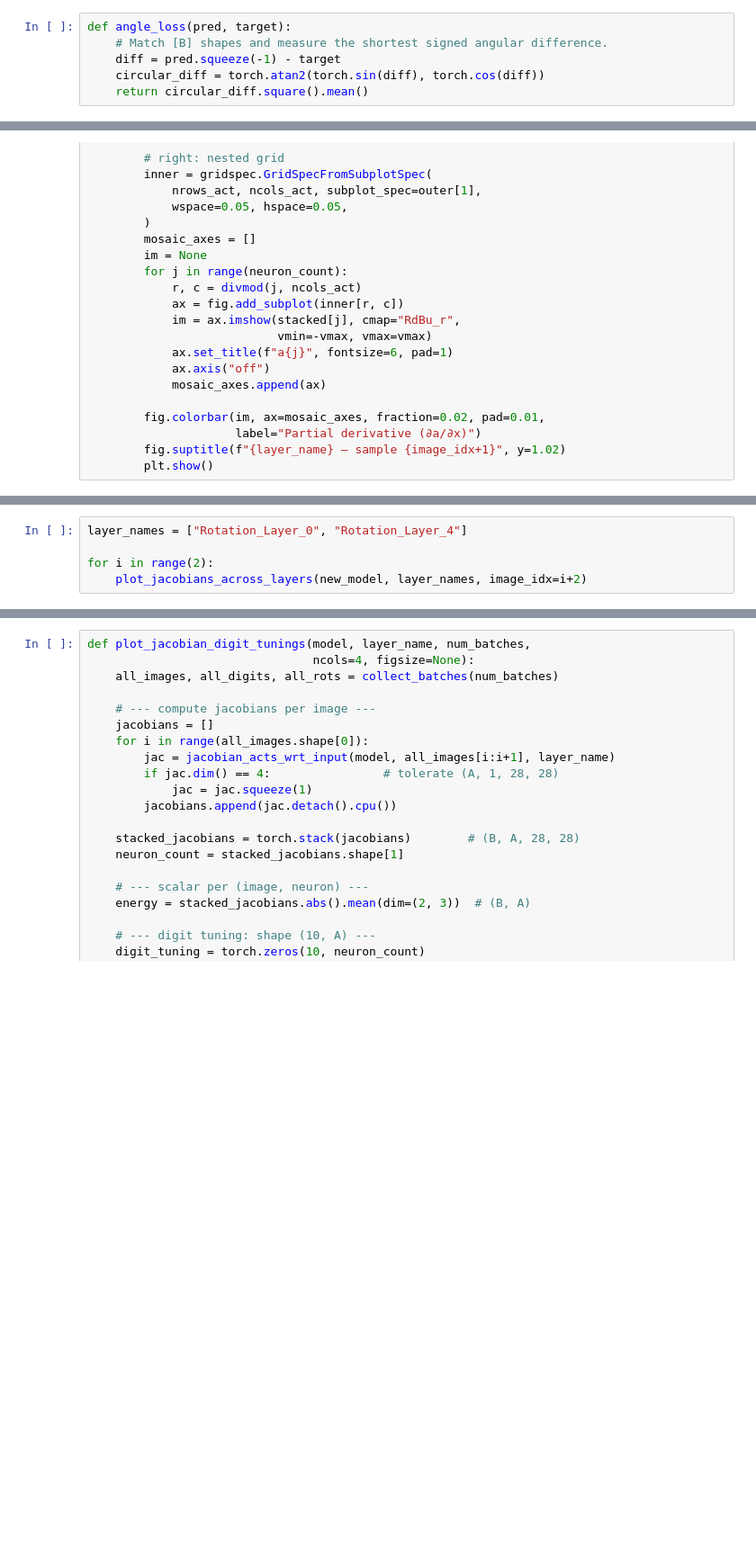
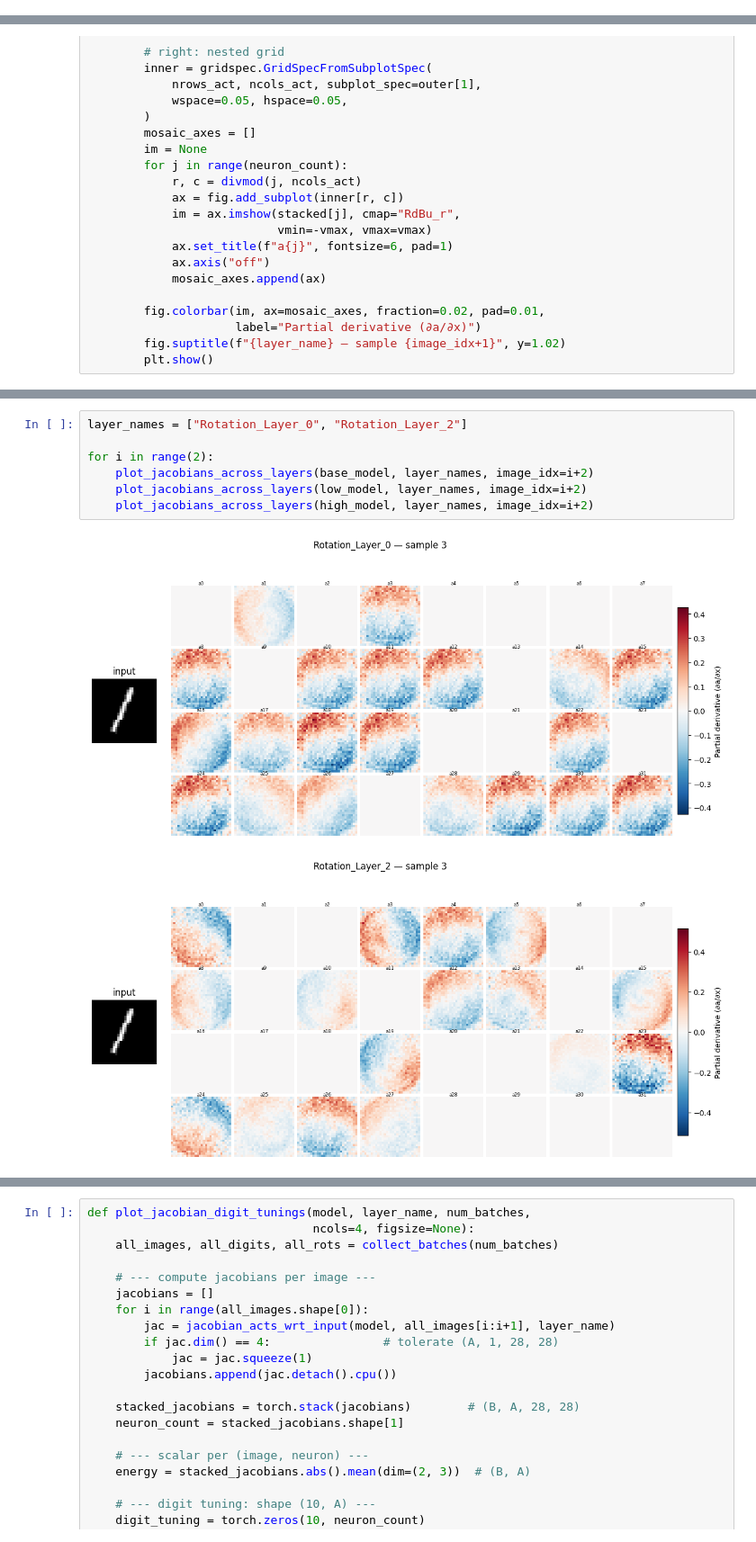
Before and after one commit to tjp095/DSC180A, a Jupyter notebook: rotated-MNIST/rotated-MNIST-test.ipynb, the cells around one changed output, grey strips where cells are left out. Shown at 90% size. Drawn from its saved outputs; the diff is of its cells as text; blank space fills up the shorter version.

```diff
--- a/rotated-MNIST/rotated-MNIST-test.ipynb
+++ b/rotated-MNIST/rotated-MNIST-test.ipynb
@@ -458,12 +450,6 @@ rot_preds_arr = torch.cat(rot_preds).numpy().flatten()
 rot_labels_arr = torch.cat(rot_labels).numpy()
 cm = confusion_matrix(torch.cat(digit_labels).numpy(),
                       torch.cat(digit_preds_all).numpy(), labels=list(range(10)))
-# %%
-def angle_loss(pred, target):
-    # Match [B] shapes and measure the shortest signed angular difference.
-    diff = pred.squeeze(-1) - target
-    circular_diff = torch.atan2(torch.sin(diff), torch.cos(diff))
-    return circular_diff.square().mean()
 # %%
 # Rotation plot
 rot_preds_arr  = torch.cat(rot_preds).flatten()
@@ -654,5 +648,10 @@ def plot_jacobians_across_layers(model, layer_names, image_idx=0):
 # %%
-layer_names = ["Rotation_Layer_0", "Rotation_Layer_4"]
+layer_names = ["Rotation_Layer_0", "Rotation_Layer_2"]
 
 for i in range(2):
-    plot_jacobians_across_layers(new_model, layer_names, image_idx=i+2)
+    plot_jacobians_across_layers(base_model, layer_names, image_idx=i+2)
+    plot_jacobians_across_layers(low_model, layer_names, image_idx=i+2)
+    plot_jacobians_across_layers(high_model, layer_names, image_idx=i+2)
+# %% [output]
+[figure, added]
+[figure, added]
```
Also changed, not shown: parts of 20 cells of this notebook.
